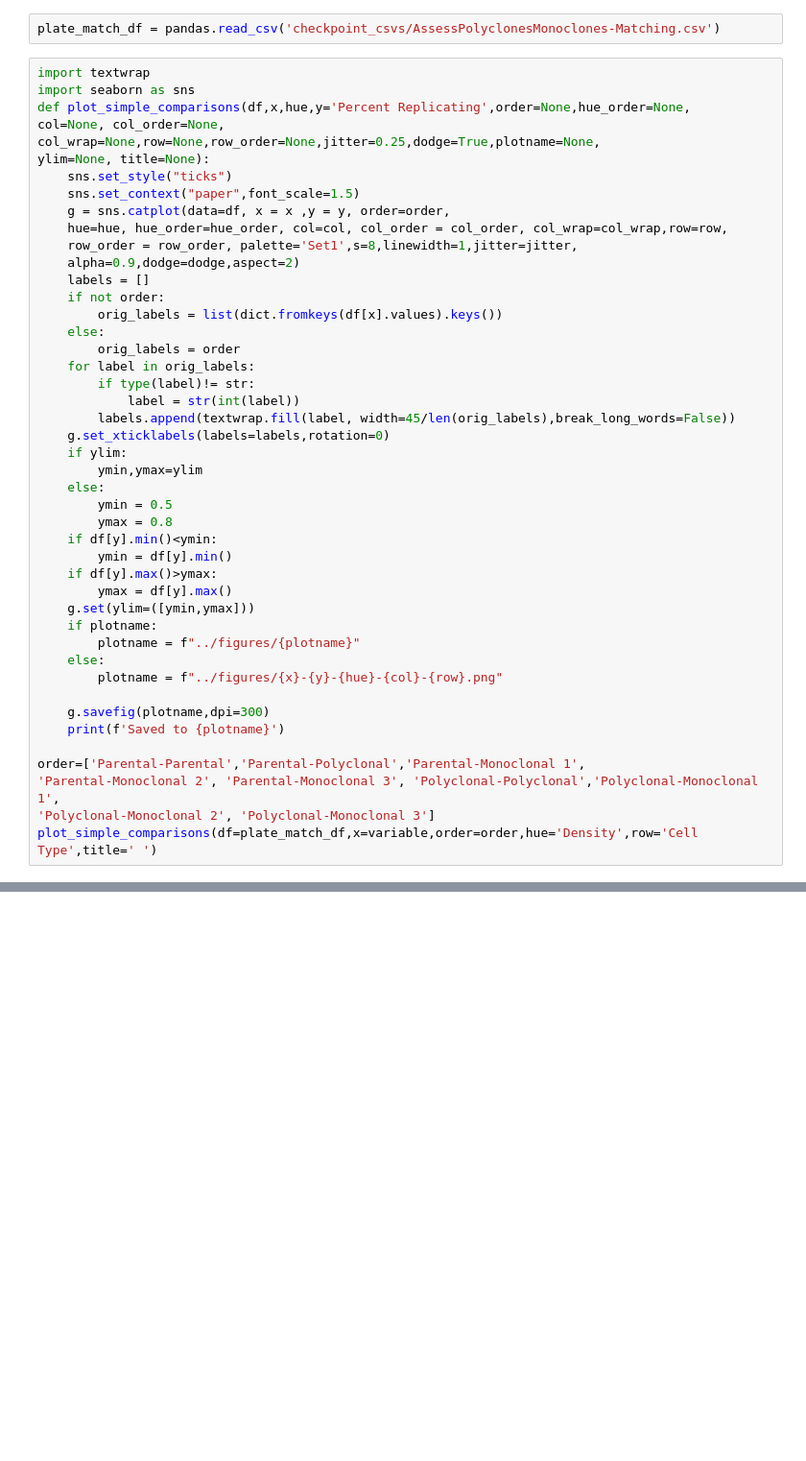
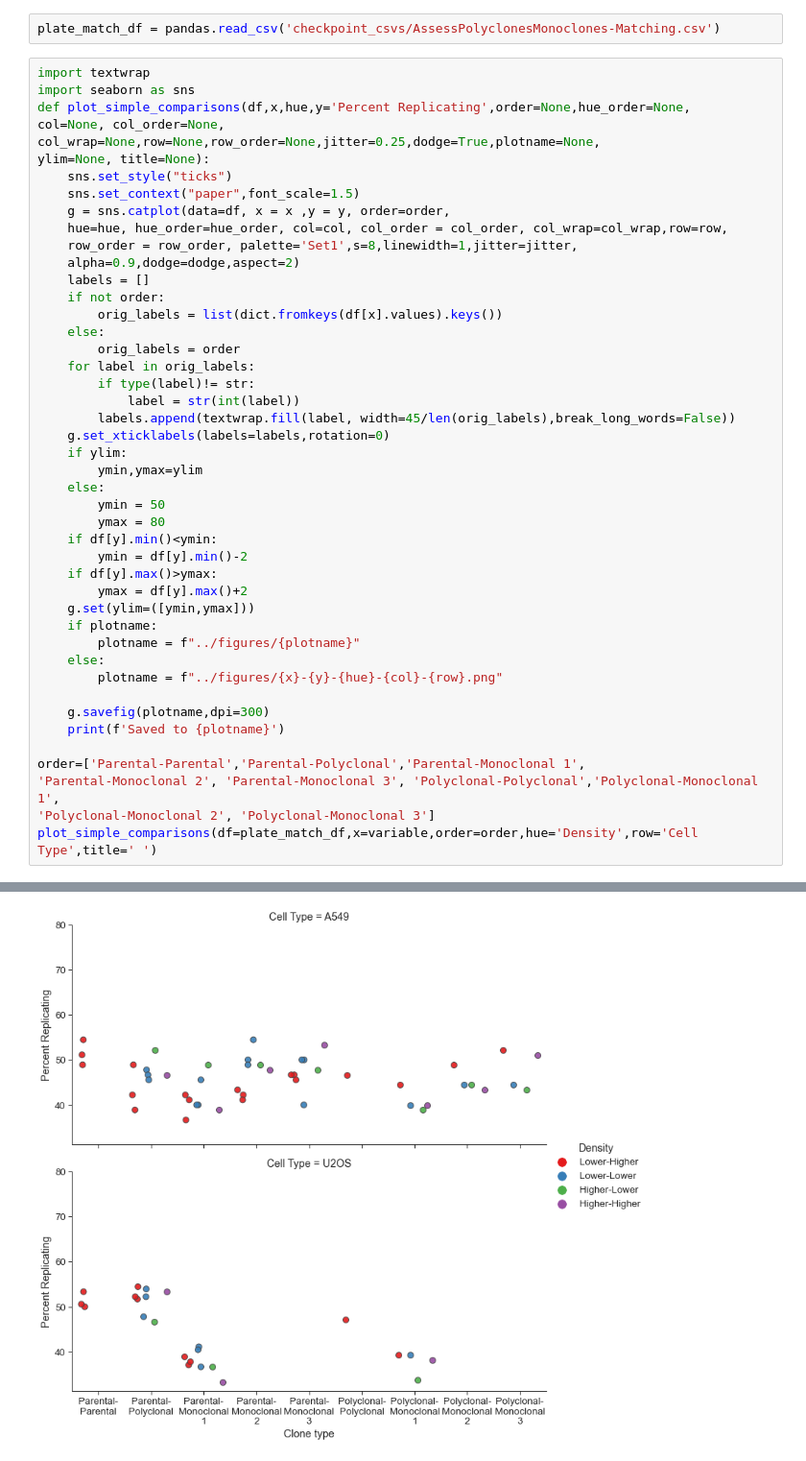
Before and after one commit to carpenter-singh-lab/2023_Cimini_NatureProtocols, a Jupyter notebook: notebooks/AssessPolyclonesVsMonoclones.ipynb, the cells around one changed output, grey strips where cells are left out. Shown at 96% size. Cells and saved outputs as stored; diff of their text form; blank space fills up the shorter version.

```diff
--- a/notebooks/AssessPolyclonesVsMonoclones.ipynb
+++ b/notebooks/AssessPolyclonesVsMonoclones.ipynb
@@ -139,12 +138,12 @@ ylim=None, title=None):
     if ylim:
         ymin,ymax=ylim
     else:
-        ymin = 0.5
-        ymax = 0.8
+        ymin = 50
+        ymax = 80
     if df[y].min()<ymin:
-        ymin = df[y].min()
+        ymin = df[y].min()-2
     if df[y].max()>ymax:
-        ymax = df[y].max()
+        ymax = df[y].max()+2
     g.set(ylim=([ymin,ymax]))
     if plotname:
         plotname = f"../figures/{plotname}"
@@ -158,3 +157,4 @@ order=['Parental-Parental','Parental-Polyclonal','Parental-Monoclonal 1',
 'Parental-Monoclonal 2', 'Parental-Monoclonal 3', 'Polyclonal-Polyclonal','Polyclonal-Monoclonal 1',
 'Polyclonal-Monoclonal 2', 'Polyclonal-Monoclonal 3']
 plot_simple_comparisons(df=plate_match_df,x=variable,order=order,hue='Density',row='Cell Type',title=' ')
+# %% [output]
@@ -160,0 +162 @@ plot_simple_comparisons(df=plate_match_df,x=variable,order=order,hue='Density',r
+[figure, added]
```
Also changed, not shown: parts of 6 cells of this notebook, 7 other files.
